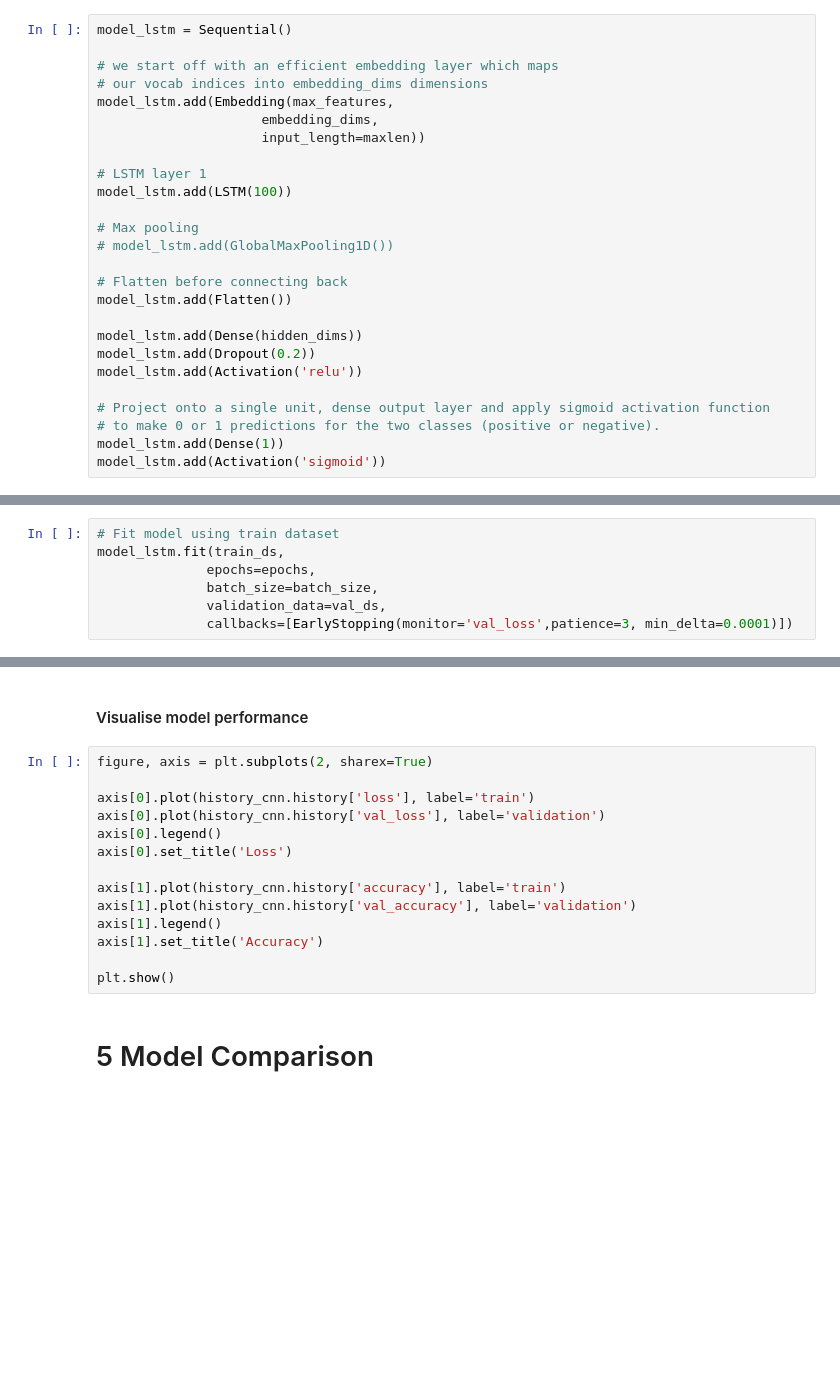
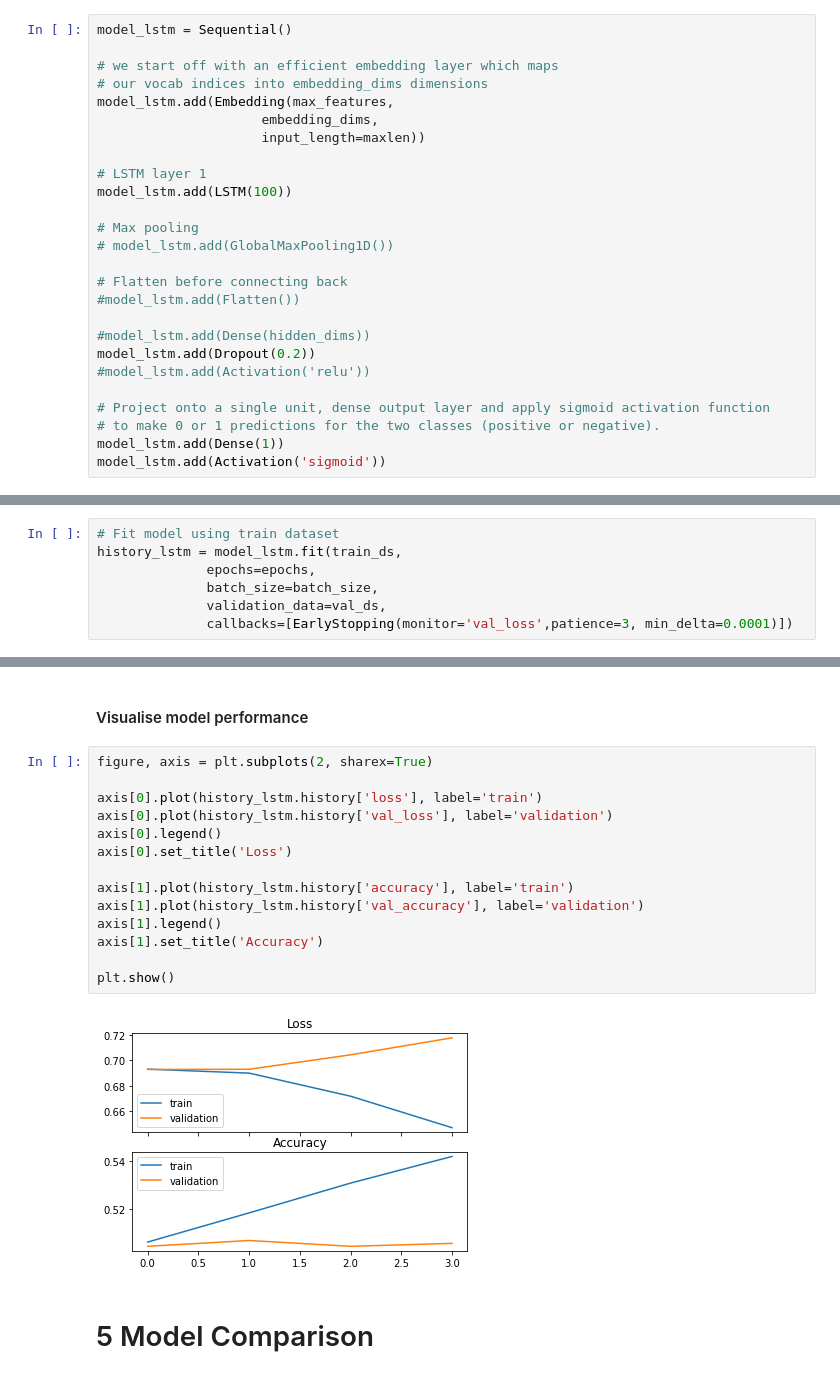
Before and after one commit to bigteo/BT4222_Assignment3, a Jupyter notebook: A3_A0203989N.ipynb, the cells around one changed output, grey strips where cells are left out. Cells and saved outputs as stored; diff of their text form; blank space fills up the shorter version.

```diff
--- a/A3_A0203989N.ipynb
+++ b/A3_A0203989N.ipynb
@@ -342,11 +341,11 @@ model_lstm.add(LSTM(100))
 # model_lstm.add(GlobalMaxPooling1D())
 
 # Flatten before connecting back
-model_lstm.add(Flatten())
+#model_lstm.add(Flatten())
 
-model_lstm.add(Dense(hidden_dims))
+#model_lstm.add(Dense(hidden_dims))
 model_lstm.add(Dropout(0.2))
-model_lstm.add(Activation('relu'))
+#model_lstm.add(Activation('relu'))
 
 # Project onto a single unit, dense output layer and apply sigmoid activation function
 # to make 0 or 1 predictions for the two classes (positive or negative).
@@ -381,7 +381,7 @@ model_lstm.compile(loss='binary_crossentropy',
 ### Train model using train dataset
 # %%
 # Fit model using train dataset
-model_lstm.fit(train_ds,
+history_lstm = model_lstm.fit(train_ds,
               epochs=epochs,
               batch_size=batch_size,
               validation_data=val_ds,
@@ -427,16 +429,18 @@ print(results)
 # %%
 figure, axis = plt.subplots(2, sharex=True)
 
-axis[0].plot(history_cnn.history['loss'], label='train')
-axis[0].plot(history_cnn.history['val_loss'], label='validation')
+axis[0].plot(history_lstm.history['loss'], label='train')
+axis[0].plot(history_lstm.history['val_loss'], label='validation')
 axis[0].legend()
 axis[0].set_title('Loss')
 
-axis[1].plot(history_cnn.history['accuracy'], label='train')
-axis[1].plot(history_cnn.history['val_accuracy'], label='validation')
+axis[1].plot(history_lstm.history['accuracy'], label='train')
+axis[1].plot(history_lstm.history['val_accuracy'], label='validation')
 axis[1].legend()
 axis[1].set_title('Accuracy')
 
 plt.show()
+# %% [output]
+[figure, added]
 # %% [markdown]
 # 5 Model Comparison
```
Also changed, not shown: parts of 18 cells of this notebook.
